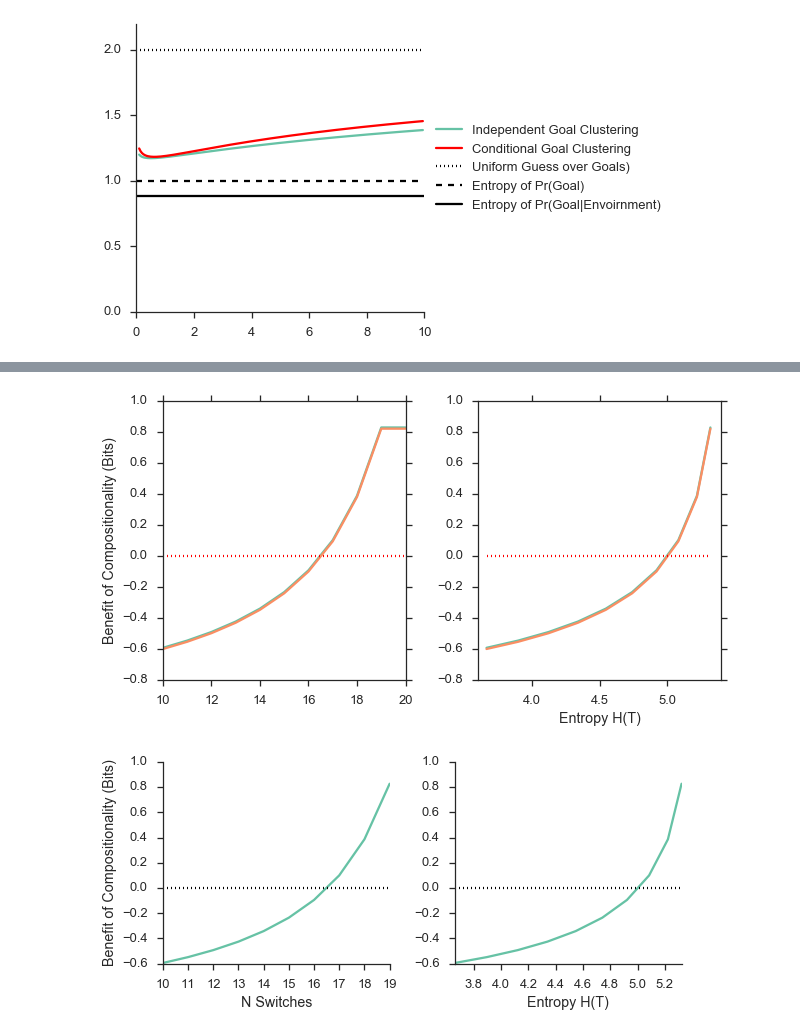
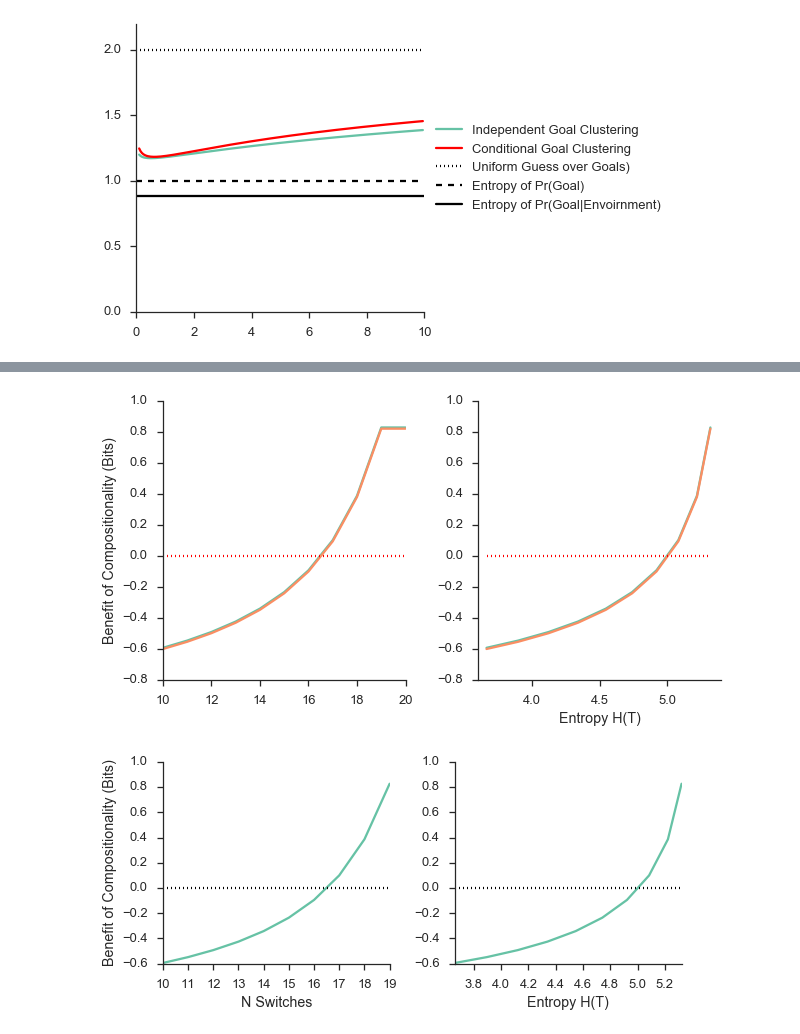
Before and after one commit to nicktfranklin/IndependentClusters, a Jupyter notebook: NormativeAnalysis.ipynb, the cells around one changed output, grey strips where cells are left out. Saved outputs shown, nothing was run; the diff lists cells and outputs as text; code cells hidden in the pictures.

Commit message:
updated normative (information theoretic) analysis

```diff
--- a/NormativeAnalysis.ipynb
+++ b/NormativeAnalysis.ipynb
@@ -295,11 +356,11 @@ for n in n_conflict:
     context_goals = [0] * N + [1] * N
     context_maps = [0] * (n) + [1] * (N-n) + [1] * n + [0] * (N-n)
     def f0(alpha):
-        return evaluate(context_goals, alpha=alpha)
+        return crp.evaluate(context_goals, alpha=alpha)
     res0 = minimize(f0, 1.0)
 
     def f1(alpha):
-        return evaluate_joint(context_goals, context_maps, alpha=alpha)
+        return crp.evaluate_joint(context_goals, context_maps, alpha=alpha)
     res1 = minimize(f1, 1.0)
 
     mutual_information_list.append(mutual_information(context_goals, context_maps))
@@ -326,4 +387,4 @@ axes[1].set_ylabel('Benefit of Compositionality')
 axes[1].set_xlabel('Mutual Information')
 axes[1].set_xlim((0, np.max(mutual_information_list)))
 plt.subplots_adjust(wspace=0.35)
-plt.savefig('MutualInformationEx.png', dpi=300)
+sns.despine()
@@ -344,34 +407,35 @@ for n in n_list:
 
     def f0(alpha):
         return crp.evaluate(context_goals, alpha=alpha)
     res0 = minimize(f0, 1.0)
 
     def f1(alpha):
         return crp.evaluate_joint(context_goals, context_maps, alpha=alpha)
     res1 = minimize(f1, 1.0)
 
     entropy_map_list.append(list_entropy(context_maps))
 
     compositionality_benefit.append(res1.fun - res0.fun)
     compositionality_benefit_fa.append(f1(1.0) - f0(1.0))
     h_p.append(list_entropy(context_goals))
 
 
 fig, axes = plt.subplots(1, 2, figsize=(10, 5))
 axes[0].plot(n_list, compositionality_benefit)
 axes[0].plot(n_list, compositionality_benefit_fa)
 axes[0].plot(n_list, [0]*len(n_list), 'r:')
 axes[0].set_ylabel('Benefit of Compositionality (Bits)')
 # axes[0].set_xlabel('Number of Most Popular Goal in Map in list of 10')
 
 axes[1].plot(entropy_map_list, compositionality_benefit)
 axes[1].plot(entropy_map_list, compositionality_benefit_fa)
 axes[1].plot(entropy_map_list, [0]*len(entropy_map_list), 'r:')
 axes[0].set_ylabel('Benefit of Compositionality (Bits)')
 axes[1].set_xlabel('Entropy H(T)')
 plt.subplots_adjust(wspace=0.3)
+sns.despine()
 # %% [output]
-[figure, old version]
+[figure, new version]
 # %%
 #minimize the alpha for each goal sequence
 from scipy.optimize import minimize
```
Also changed, not shown: parts of 19 cells of this notebook.
